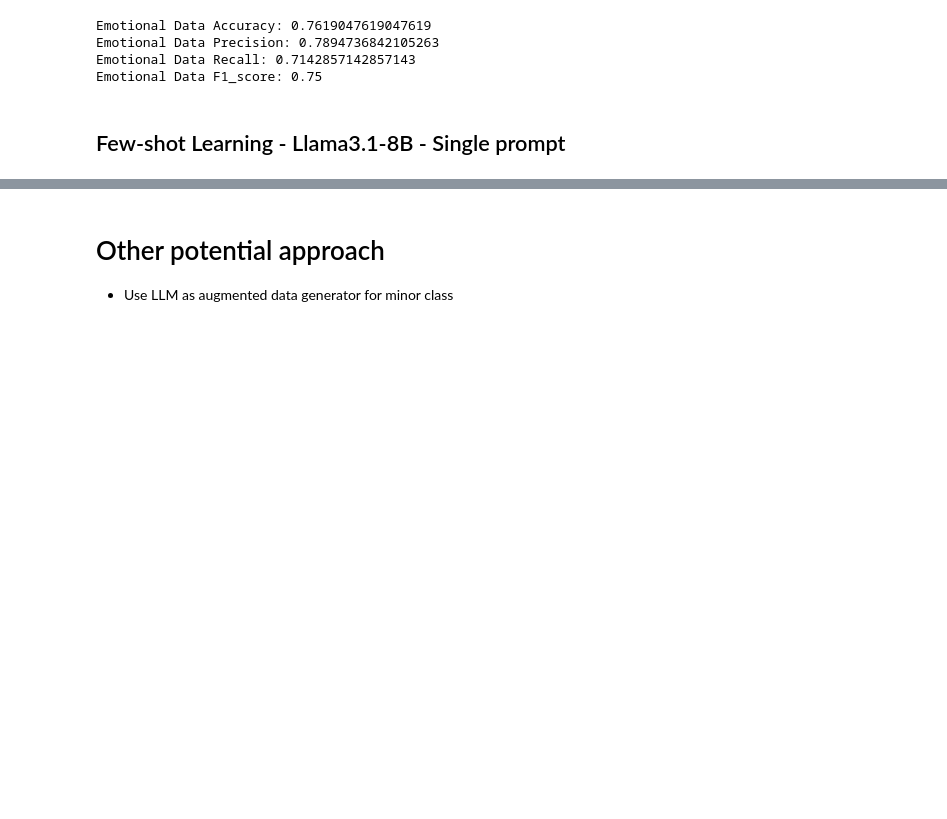
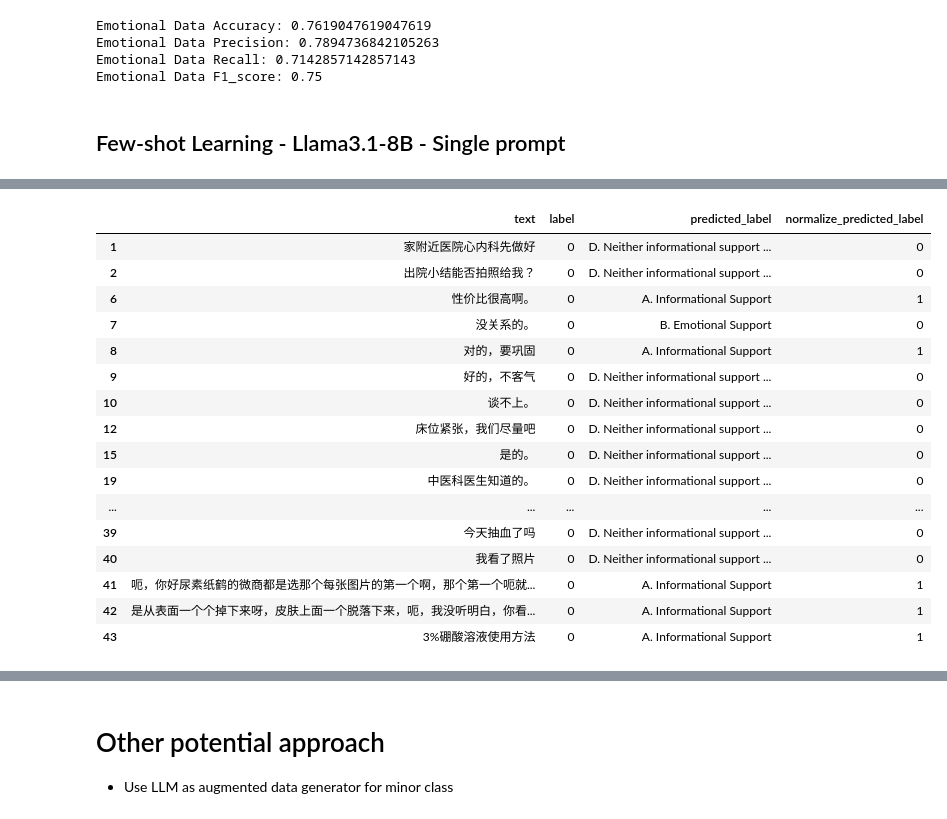
Before and after one commit to PhamVuThuNguyet/digital-healthcare-platform-data-mining, a Jupyter notebook: llms/LLM.ipynb, the cells around one changed output, grey strips where cells are left out. Saved outputs shown, nothing was run; the diff lists cells and outputs as text; code cells hidden in the pictures; blank space fills up the shorter version.

```diff
--- a/llms/LLM.ipynb
+++ b/llms/LLM.ipynb
@@ -1755,0 +2061,3 @@ for i, row in informational_data_train[informational_data_train["label"] == 1].i
+# %%
+few_shot_non_informational_results = [a.replace("Output: ", "") for a in few_shot_non_informational_results]
+few_shot_non_informational_results
@@ -1755,0 +2148,24 @@ for i, row in informational_data_train[informational_data_train["label"] == 1].i
+# %%
+mini_batch_non_informational = informational_data_train[informational_data_train["label"] == 0].iloc[:21]
+mini_batch_non_informational["predicted_label"] = few_shot_non_informational_results
+normalize_non_informational_predictions = [1 if ( predict.startswith("A.") or predict.startswith("C.")) else 0 for predict in few_shot_non_informational_results]
+mini_batch_non_informational["normalize_predicted_label"] = normalize_non_informational_predictions
+mini_batch_non_informational
+# %% [output]
+|  | text | label | predicted_label | normalize_predicted_label |
+| 1 | 家附近医院心内科先做好 | 0 | D. Neither informational support ... | 0 |
+| 2 | 出院小结能否拍照给我？ | 0 | D. Neither informational support ... | 0 |
+| 6 | 性价比很高啊。 | 0 | A. Informational Support | 1 |
+| 7 | 没关系的。 | 0 | B. Emotional Support | 0 |
+| 8 | 对的，要巩固 | 0 | A. Informational Support | 1 |
+| 9 | 好的，不客气 | 0 | D. Neither informational support ... | 0 |
+| 10 | 谈不上。 | 0 | D. Neither informational support ... | 0 |
+| 12 | 床位紧张，我们尽量吧 | 0 | D. Neither informational support ... | 0 |
+| 15 | 是的。 | 0 | D. Neither informational support ... | 0 |
+| 19 | 中医科医生知道的。 | 0 | D. Neither informational support ... | 0 |
+| ... | ... | ... | ... | ... |
+| 39 | 今天抽血了吗 | 0 | D. Neither informational support ... | 0 |
+| 40 | 我看了照片 | 0 | D. Neither informational support ... | 0 |
+| 41 | 呃，你好尿素纸鹤的微商都是选那个每张图片的第一个啊，那个第一个呃就... | 0 | A. Informational Support | 1 |
+| 42 | 是从表面一个个掉下来呀，皮肤上面一个脱落下来，呃，我没听明白，你看... | 0 | A. Informational Support | 1 |
+| 43 | 3%硼酸溶液使用方法 | 0 | A. Informational Support | 1 |
```
Also changed, not shown: parts of 20 cells of this notebook.
